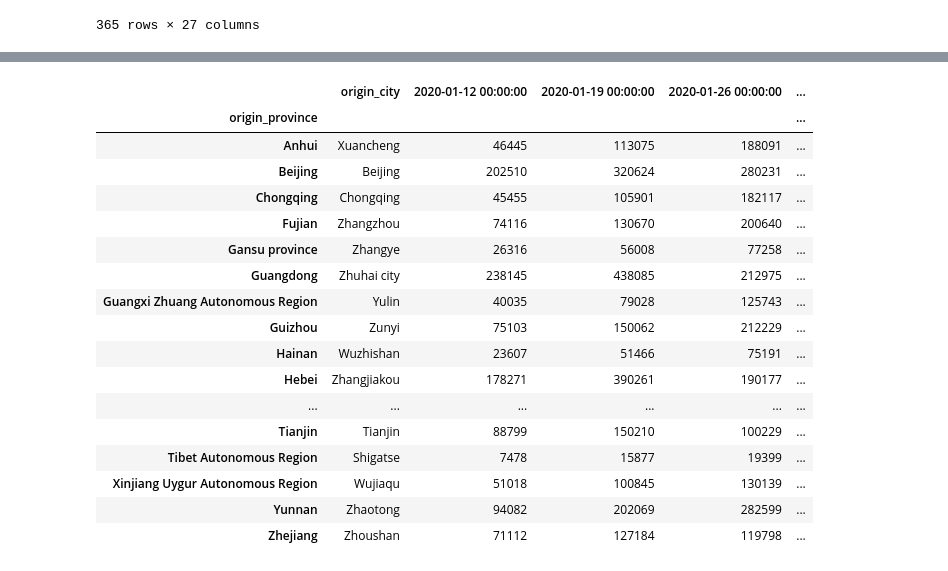
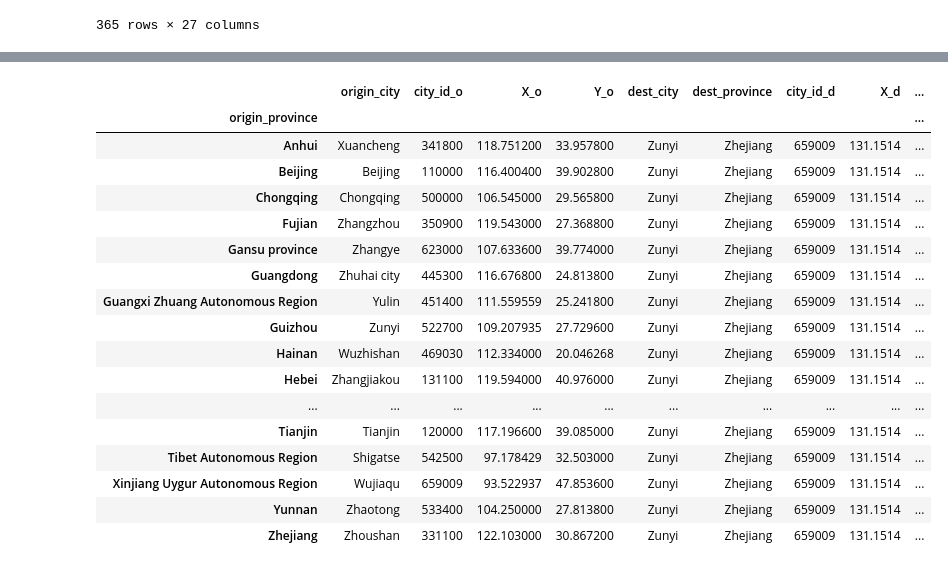
Before and after one commit to MrinmayeeKulkarni/Mobility-Patterns-in-China-During-Covid-19-Pandemic, a Jupyter notebook: Initial_Exploration_Baidu_Mobility.ipynb, the cells around one changed output, grey strips where cells are left out. Saved outputs shown, nothing was run; the diff lists cells and outputs as text; code cells hidden in the pictures.

```diff
--- a/Initial_Exploration_Baidu_Mobility.ipynb
+++ b/Initial_Exploration_Baidu_Mobility.ipynb
@@ -30,0 +74,3 @@ df1.head()
+# %%
+new_entry = ['320583', 'Kunshan City', '320000','Jiangsu Province']
+df1.append(pd.Series(new_entry, index=df1.columns[:len(new_entry)]), ignore_index=True)
@@ -138,3 +246,6 @@ a.head(20)
 | 17 | Dandong | Liaoning | 210600 | 124.381000 | 40.125400 | Qitaihe | Heilongjiang | 230900 | ... |
 | 18 | Lishui | Zhejiang | 331100 | 119.908400 | 28.450400 | Qitaihe | Heilongjiang | 230900 | ... |
 | 19 | Lijiang | Yunnan | 530700 | 100.232600 | 26.873400 | Qitaihe | Heilongjiang | 230900 | ... |
+# %%
+old_names = a.columns.tolist()
+old_names
@@ -140,0 +270,5 @@ a.head(20)
+# %%
+new_names = ['origin_city','origin_province','city_id_o','X_o','Y_o','dest_city','dest_province','city_id_d','X_d','Y_d','Week1','Week2','Week3','Week4','Week5','Week6','Week7','Week8','Week9','Week10','Week11','Week12','Week13','Week14','Week15','Week16','Week17']
+# %%
+a = a.rename(columns=dict(zip(old_names, new_names)))
+a.head()
@@ -362,24 +695,24 @@ df_orig=o.groupby(['origin_city']).sum()
 # %%
-o.groupby(['origin_province']).max()
+a.groupby(['origin_province']).max()
 # %% [output]
-|  | origin_city | 2020-01-12 00:00:00 | 2020-01-19 00:00:00 | 2020-01-26 00:00:00 | ... |
-| origin_province |  |  |  |  | ... |
-| Anhui | Xuancheng | 46445 | 113075 | 188091 | ... |
-| Beijing | Beijing | 202510 | 320624 | 280231 | ... |
-| Chongqing | Chongqing | 45455 | 105901 | 182117 | ... |
-| Fujian | Zhangzhou | 74116 | 130670 | 200640 | ... |
-| Gansu province | Zhangye | 26316 | 56008 | 77258 | ... |
-| Guangdong | Zhuhai city | 238145 | 438085 | 212975 | ... |
-| Guangxi Zhuang Autonomous Region | Yulin | 40035 | 79028 | 125743 | ... |
-| Guizhou | Zunyi | 75103 | 150062 | 212229 | ... |
-| Hainan | Wuzhishan | 23607 | 51466 | 75191 | ... |
-| Hebei | Zhangjiakou | 178271 | 390261 | 190177 | ... |
-| ... | ... | ... | ... | ... | ... |
-| Tianjin | Tianjin | 88799 | 150210 | 100229 | ... |
-| Tibet Autonomous Region | Shigatse | 7478 | 15877 | 19399 | ... |
-| Xinjiang Uygur Autonomous Region | Wujiaqu | 51018 | 100845 | 130139 | ... |
-| Yunnan | Zhaotong | 94082 | 202069 | 282599 | ... |
-| Zhejiang | Zhoushan | 71112 | 127184 | 119798 | ... |
+|  | origin_city | city_id_o | X_o | Y_o | dest_city | dest_province | city_id_d | X_d | ... |
+| origin_province |  |  |  |  |  |  |  |  | ... |
+| Anhui | Xuancheng | 341800 | 118.751200 | 33.957800 | Zunyi | Zhejiang | 659009 | 131.1514 | ... |
+| Beijing | Beijing | 110000 | 116.400400 | 39.902800 | Zunyi | Zhejiang | 659009 | 131.1514 | ... |
+| Chongqing | Chongqing | 500000 | 106.545000 | 29.565800 | Zunyi | Zhejiang | 659009 | 131.1514 | ... |
+| Fujian | Zhangzhou | 350900 | 119.543000 | 27.368800 | Zunyi | Zhejiang | 659009 | 131.1514 | ... |
+| Gansu province | Zhangye | 623000 | 107.633600 | 39.774000 | Zunyi | Zhejiang | 659009 | 131.1514 | ... |
+| Guangdong | Zhuhai city | 445300 | 116.676800 | 24.813800 | Zunyi | Zhejiang | 659009 | 131.1514 | ... |
+| Guangxi Zhuang Autonomous Region | Yulin | 451400 | 111.559559 | 25.241800 | Zunyi | Zhejiang | 659009 | 131.1514 | ... |
+| Guizhou | Zunyi | 522700 | 109.207935 | 27.729600 | Zunyi | Zhejiang | 659009 | 131.1514 | ... |
+| Hainan | Wuzhishan | 469030 | 112.334000 | 20.046268 | Zunyi | Zhejiang | 659009 | 131.1514 | ... |
+| Hebei | Zhangjiakou | 131100 | 119.594000 | 40.976000 | Zunyi | Zhejiang | 659009 | 131.1514 | ... |
+| ... | ... | ... | ... | ... | ... | ... | ... | ... | ... |
+| Tianjin | Tianjin | 120000 | 117.196600 | 39.085000 | Zunyi | Zhejiang | 659009 | 131.1514 | ... |
+| Tibet Autonomous Region | Shigatse | 542500 | 97.178429 | 32.503000 | Zunyi | Zhejiang | 659009 | 131.1514 | ... |
+| Xinjiang Uygur Autonomous Region | Wujiaqu | 659009 | 93.522937 | 47.853600 | Zunyi | Zhejiang | 659009 | 131.1514 | ... |
+| Yunnan | Zhaotong | 533400 | 104.250000 | 27.813800 | Zunyi | Zhejiang | 659009 | 131.1514 | ... |
+| Zhejiang | Zhoushan | 331100 | 122.103000 | 30.867200 | Zunyi | Zhejiang | 659009 | 131.1514 | ... |
 # %%
 df_orig.head()
 # %% [output]
```
Also changed, not shown: parts of 104 cells of this notebook.
